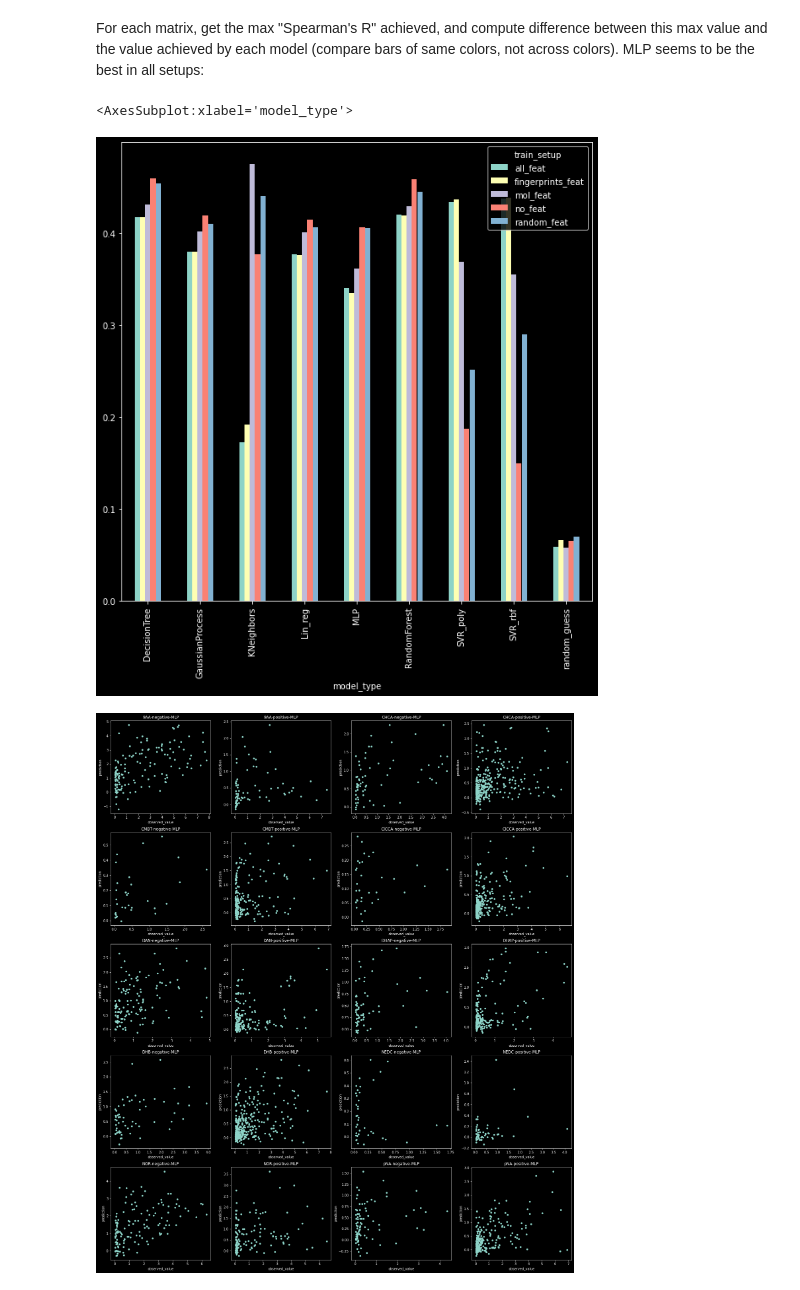
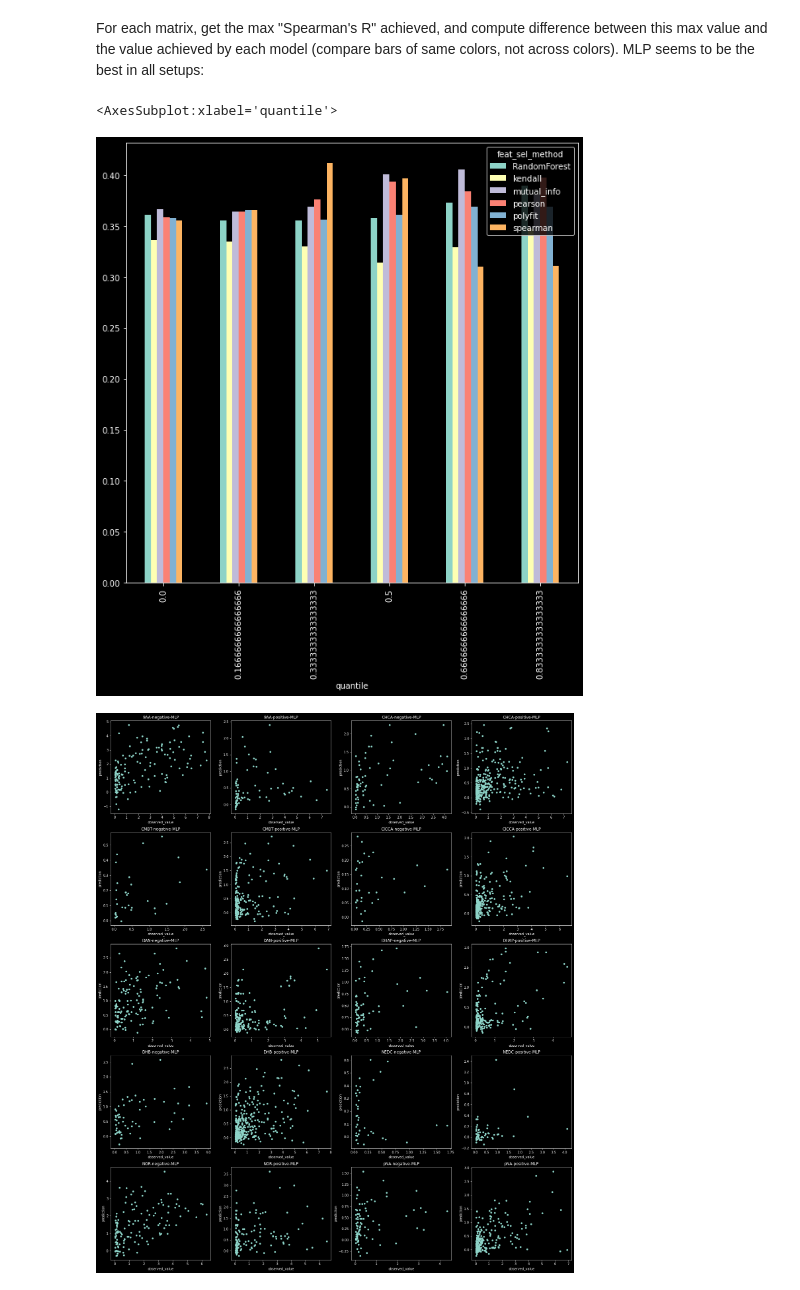
Before and after one commit to alexandrovteam/predicting-APMALDI-response, a Jupyter notebook: notebooks/regression_on_all_feat_selection.ipynb, the cells around one changed output. Drawn from its saved outputs; the diff is of its cells as text; code cells hidden in the pictures.

Commit message:
Add feat selection results

```diff
--- a/notebooks/regression_on_all_feat_selection.ipynb
+++ b/notebooks/regression_on_all_feat_selection.ipynb
@@ -14,9 +14,8 @@ plots_dir = Path.cwd() / "../plots"
 results_dir = Path.cwd() / "../results/regression_on_all"
 # %%
 filenames = {
-    "all_feat": "regr_results_fingerprints_feat_selection.csv",
-    # "fingerprints_feat": "regr_results_fingerprints_feat.csv",
-    # "mol_feat": "regr_results_mol_feat.csv",
+    "fingerprints": "results_fingerprints_feat_selection.csv",
+    "mol": "results_mol_feat_selection.csv",
     # "random_feat": "regr_results_random_feat.csv",
     # "no_feat": "regr_results_no_feat.csv",
 }
@@ -128,10 +120,10 @@ plt.show()
 For each matrix, get the max "Spearman's R" achieved, and compute difference between this max value and
  the value achieved by each model (compare bars of same colors, not across colors). MLP seems to be the best in all setups:
 # %%
-model_metrics_global.set_index(["model_type", "train_setup"], drop=True)[metric].unstack("train_setup").plot.bar(figsize=(10,10))
+model_metrics_global.set_index(['quantile', "feat_sel_method"], drop=True)[metric].unstack("feat_sel_method").plot.bar(figsize=(10,10))
 # %% [output]
-<AxesSubplot:xlabel='model_type'>
+<AxesSubplot:xlabel='quantile'>
-[figure, old version]
+[figure, new version]
 # %%
 # fig, axes = plt.subplots(ncols=4,nrows=5, figsize= (25, 30))
 # ax_list = axes.flat
```
Also changed, not shown: parts of 5 cells of this notebook, 24 other files.
